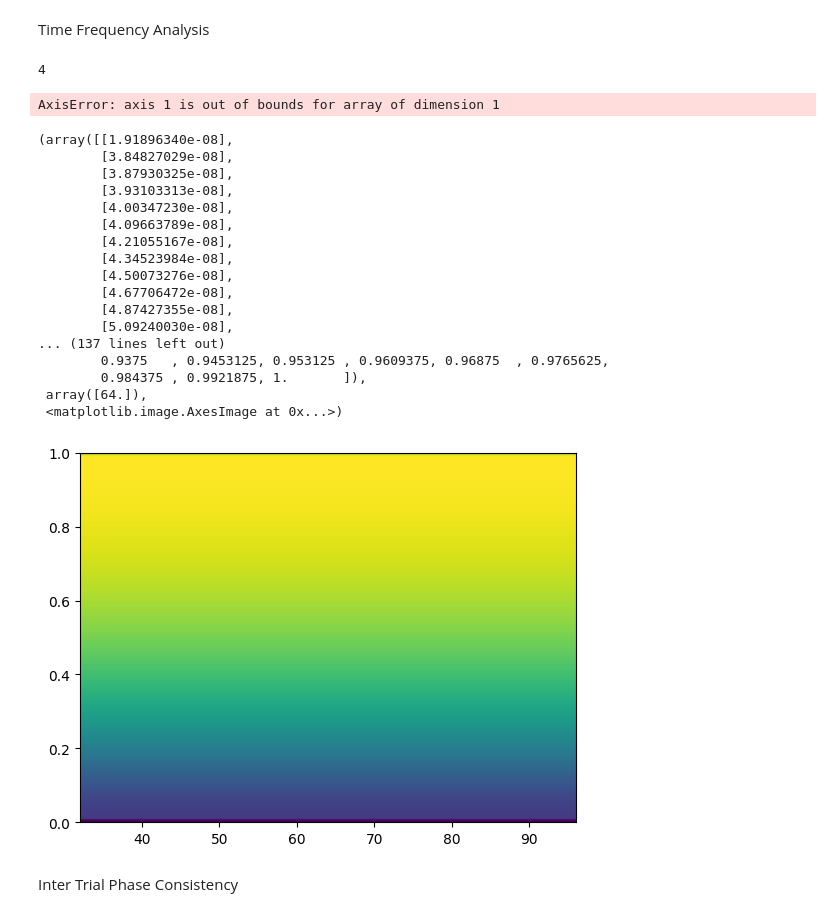
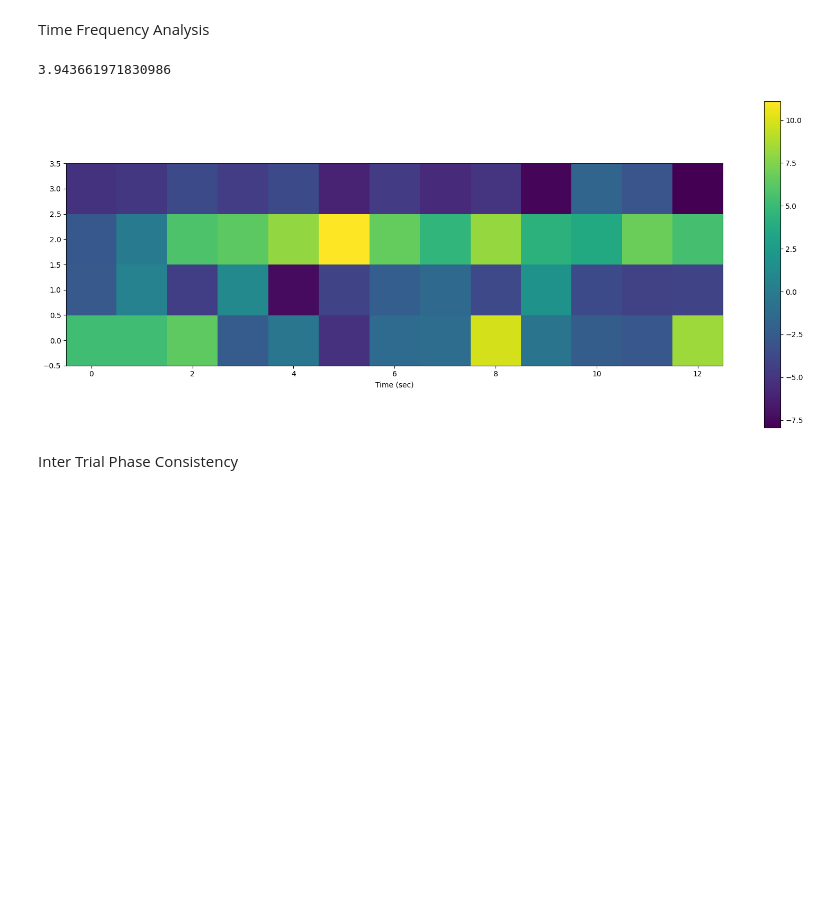
Before and after one commit to miretteamin/Time_Frequency_Analysis, a Jupyter notebook: tf_analysis.ipynb, the cells around one changed output. Saved outputs shown, nothing was run; the diff lists cells and outputs as text; code cells hidden in the pictures; blank space fills up the shorter version.

```diff
--- a/tf_analysis.ipynb
+++ b/tf_analysis.ipynb
@@ -129,37 +129,44 @@ def plot_spectrogram(spec, trials, fs):
     plt.figure(figsize=(20,8))
     plt_spec = plt.imshow(spec,origin='lower')
 
-    ks = np.linspace(0,spec.shape[0], 10)
-    freq_Hz = ks*fs/len(trials[0])
-    ksHz = [int(i) for i in freq_Hz]
-    plt.yticks(ks,ksHz)
-    plt.ylabel("Frequency (Hz)")
+    # ks = np.linspace(0,spec.shape[0], 10)
+    # freq_Hz = ks*fs/len(trials[0])
+    # ksHz = [int(i) for i in freq_Hz]
+    # plt.yticks(ks,ksHz)
+    # plt.ylabel("Frequency (Hz)")
 
-    ts_spec = np.linspace(0,spec.shape[1],1000)
+    # ts_spec = np.linspace(0,spec.shape[1],1000)
     # ts_spec_sec  = ["{:4.2f}".format(i) for i in np.linspace(0,2*trials[0]/2,10)]
-    plt.xticks(np.arange(len(ks))*10, np.arange(len(ks))*10)
+    # plt.xticks(np.arange(len(ks))/ 10, np.arange(len(ks))/10)
     plt.xlabel("Time (sec)")
 
     plt.colorbar(None,use_gridspec=True)
     plt.show()
 # %% [markdown]
 Time Frequency Analysis
+# %%
+20 / 71 * 14
+# %% [output]
+3.943661971830986
 # %%
 def tf(trials, windowSize = 100, overlapping = 50):
     new_trials = []
+    percentage_changes = []
     for cnt, trial in enumerate(trials):
         # STFT
         temp = [DFT(trial[i : i + windowSize], 100)[1] for i in range(0, len(trial), overlapping)]
-        temp = temp[:-1]
-        print(len(temp[0]))
+        temp = temp[:-2]
+        # print(len(temp[0]))
 
         # Baseline Correction
-        base_line = np.array(temp[:20])
-        base_line_mean = np.mean(base_line, axis=1)
+        temp = np.array(temp)
+        base_line = temp[:4]
+        base_line_mean = np.mean(base_line, axis=1).reshape(-1, 1).T
         temp =  temp - base_line_mean
 
         # Percentage Change
         percentage_change = (temp/base_line_mean)*100
+        percentage_changes.append(percentage_change)
         # print("Percentage Change: ", percentage_change)
 
         # Spectrogram
@@ -168,33 +175,13 @@ def tf(trials, windowSize = 100, overlapping = 50):
             plot_spectrogram(temp, trials, 100)
 
         new_trials.append(temp)
-    return sum(new_trials)/len(real_trials)
+    return sum(new_trials)/len(new_trials), percentage_changes
 # %%
-res = tf(real_trials, 10,5)
+res, percentage_change = tf(real_trials, 10,5)
 # %% [output]
-4
-AxisError: axis 1 is out of bounds for array of dimension 1
+[figure, added]
 # %%
-plt.specgram(res)
+# plt.specgram(res)
-# %% [output]
-(array([[1.91896340e-08],
-        [3.84827029e-08],
-        [3.87930325e-08],
-        [3.93103313e-08],
-        [4.00347230e-08],
-        [4.09663789e-08],
-        [4.21055167e-08],
-        [4.34523984e-08],
-        [4.50073276e-08],
-        [4.67706472e-08],
-        [4.87427355e-08],
-        [5.09240030e-08],
-... (137 lines left out)
-        0.9375   , 0.9453125, 0.953125 , 0.9609375, 0.96875  , 0.9765625,
-        0.984375 , 0.9921875, 1.       ]),
- array([64.]),
- <matplotlib.image.AxesImage at 0x...>)
-[figure, removed]
 # %% [markdown]
 Inter Trial Phase Consistency
 # %%
```
Also changed, not shown: parts of 1 cell of this notebook.
